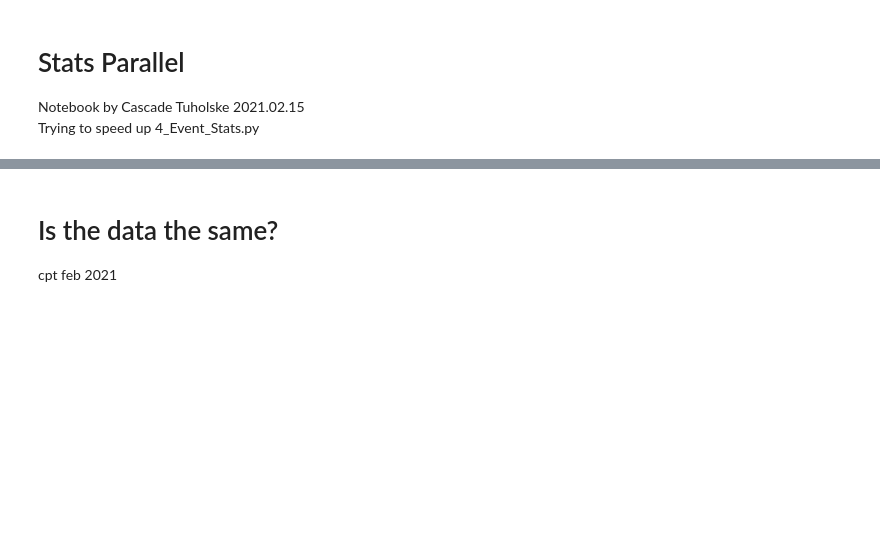
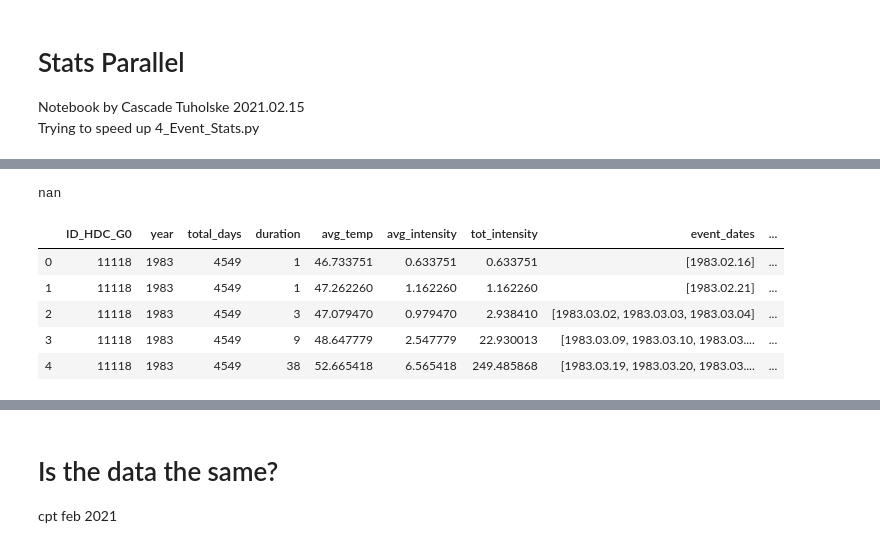
Before and after one commit to ecohydro/GlobalUrbanHeat, a Jupyter notebook: src/cpt_Stats_parallel.ipynb, the cells around one changed output, grey strips where cells are left out. Cells and saved outputs as stored; diff of their text form; code cells hidden in the pictures; blank space fills up the shorter version.

```diff
--- a/src/cpt_Stats_parallel.ipynb
+++ b/src/cpt_Stats_parallel.ipynb
@@ -95,0 +110,15 @@ Text(0.5, 0, 'HI')
+# %%
+np.nan
+# %% [output]
+nan
+# %%
+exp = pd.read_json(path+'HI461_1D_STATS.json', orient = 'split')
+# %%
+exp.head()
+# %% [output]
+|  | ID_HDC_G0 | year | total_days | duration | avg_temp | avg_intensity | tot_intensity | event_dates | ... |
+| 0 | 11118 | 1983 | 4549 | 1 | 46.733751 | 0.633751 | 0.633751 | [1983.02.16] | ... |
+| 1 | 11118 | 1983 | 4549 | 1 | 47.262260 | 1.162260 | 1.162260 | [1983.02.21] | ... |
+| 2 | 11118 | 1983 | 4549 | 3 | 47.079470 | 0.979470 | 2.938410 | [1983.03.02, 1983.03.03, 1983.03.04] | ... |
+| 3 | 11118 | 1983 | 4549 | 9 | 48.647779 | 2.547779 | 22.930013 | [1983.03.09, 1983.03.10, 1983.03.... | ... |
+| 4 | 11118 | 1983 | 4549 | 38 | 52.665418 | 6.565418 | 249.485868 | [1983.03.19, 1983.03.20, 1983.03.... | ... |
```
Also changed, not shown: parts of 33 cells of this notebook, 5 other files.
